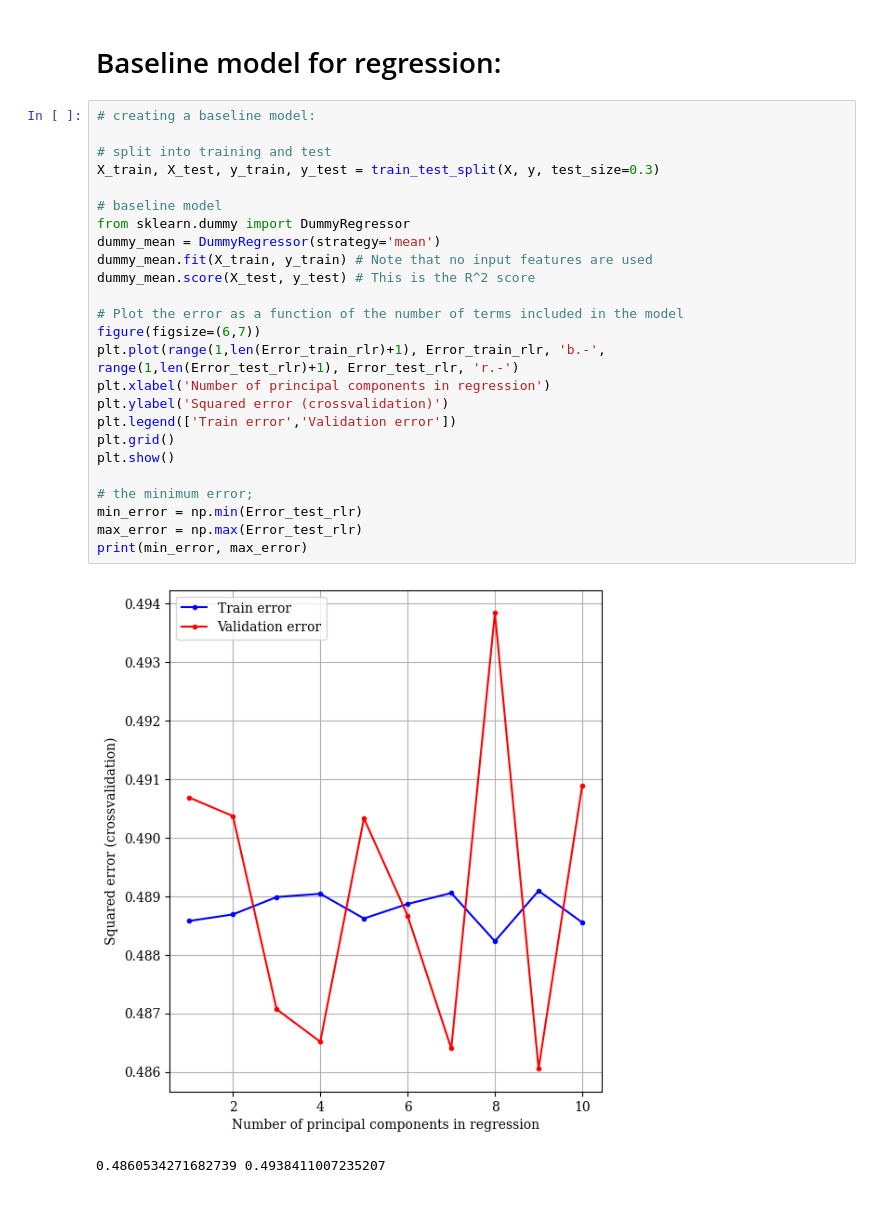
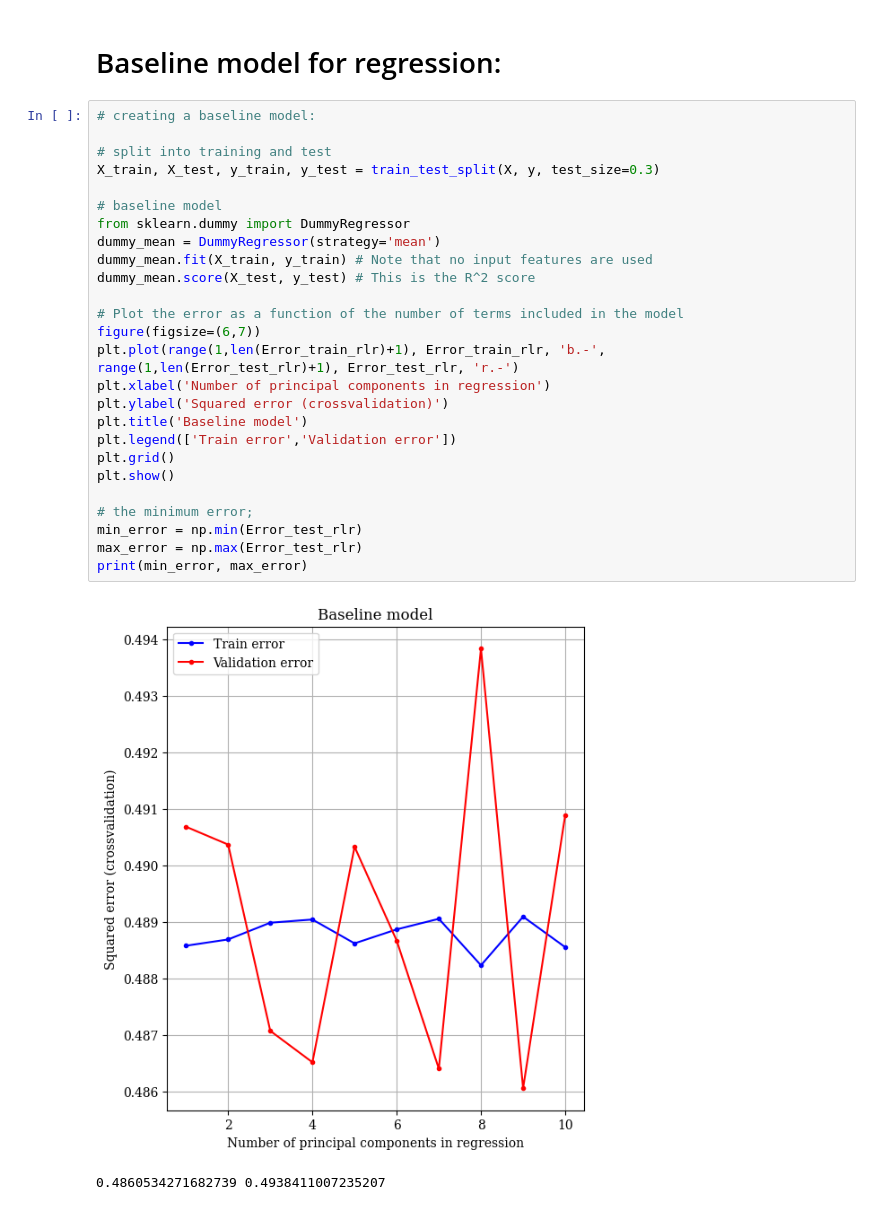
Before and after one commit to CarlaZdravkovicHugod/MLProject1, a Jupyter notebook: LinReg.ipynb, the cells around one changed output. Cells and saved outputs as stored; diff of their text form.

```diff
--- a/LinReg.ipynb
+++ b/LinReg.ipynb
@@ -252,28 +252,29 @@ plt.show()
 # %%
 # creating a baseline model:
 
 # split into training and test
 X_train, X_test, y_train, y_test = train_test_split(X, y, test_size=0.3)
 
 # baseline model
 from sklearn.dummy import DummyRegressor
 dummy_mean = DummyRegressor(strategy='mean')
 dummy_mean.fit(X_train, y_train) # Note that no input features are used
 dummy_mean.score(X_test, y_test) # This is the R^2 score
 
 # Plot the error as a function of the number of terms included in the model
 figure(figsize=(6,7))
 plt.plot(range(1,len(Error_train_rlr)+1), Error_train_rlr, 'b.-', range(1,len(Error_test_rlr)+1), Error_test_rlr, 'r.-')
 plt.xlabel('Number of principal components in regression')
 plt.ylabel('Squared error (crossvalidation)')
+plt.title('Baseline model')
 plt.legend(['Train error','Validation error'])
 plt.grid()
 plt.show()
 
 # the minimum error;
 min_error = np.min(Error_test_rlr)
 max_error = np.max(Error_test_rlr)
 print(min_error, max_error)
 # %% [output]
-[figure, old version]
+[figure, new version]
 0.4860534271682739 0.4938411007235207
```
